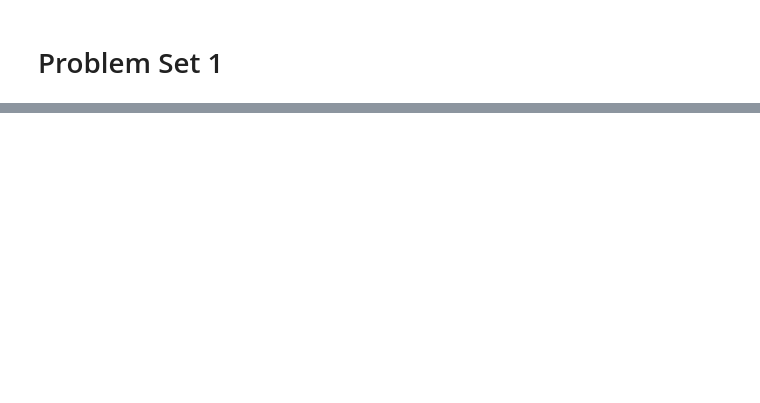
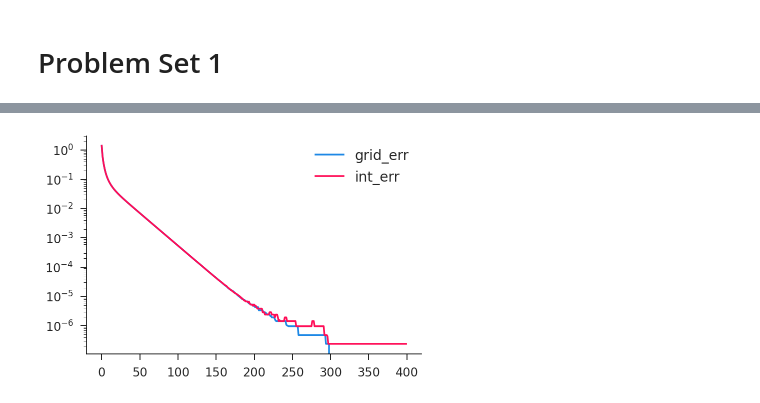
Before and after one commit to iamlemec/grad_code, a Jupyter notebook: assign_1.ipynb, the cells around one changed output, grey strips where cells are left out. Saved outputs shown, nothing was run; the diff lists cells and outputs as text; code cells hidden in the pictures; blank space fills up the shorter version.

```diff
--- a/assign_1.ipynb
+++ b/assign_1.ipynb
@@ -30,2 +58,0 @@ vfi_grid = ps.Valfunc(par)
-# %%
-vp_grid, kp_grid, hist_grid = vfi_grid.fast_solve()
@@ -44,2 +66,0 @@ vfi_int = ps.Valfunc(par, interp=True)
-# %%
-vp_int, kp_int, hist_int = vfi_int.fast_solve(K=1000)
@@ -53,0 +79,8 @@ ax[1].hlines(0, *ax[1].get_xlim(), color='k', linestyle='--', linewidth=1);
+# %%
+df_err = pd.DataFrame({
+    'grid_err': hist_grid['err'],
+    'int_err': hist_int['err'],
+})
+df_err.plot(logy=True);
+# %% [output]
+[figure, added]
```
Also changed, not shown: parts of 22 cells of this notebook, 5 other files.
